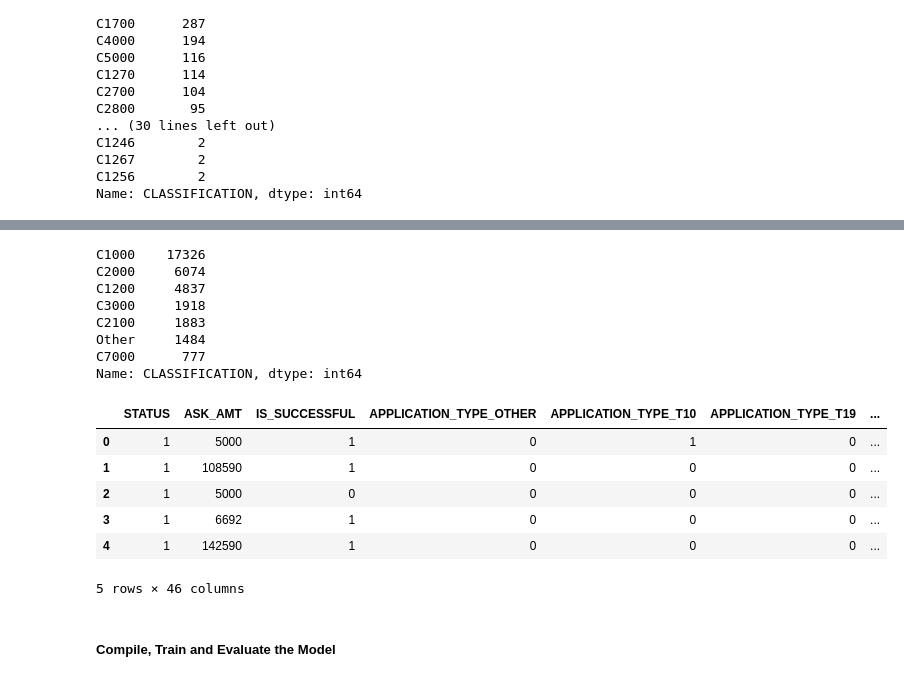
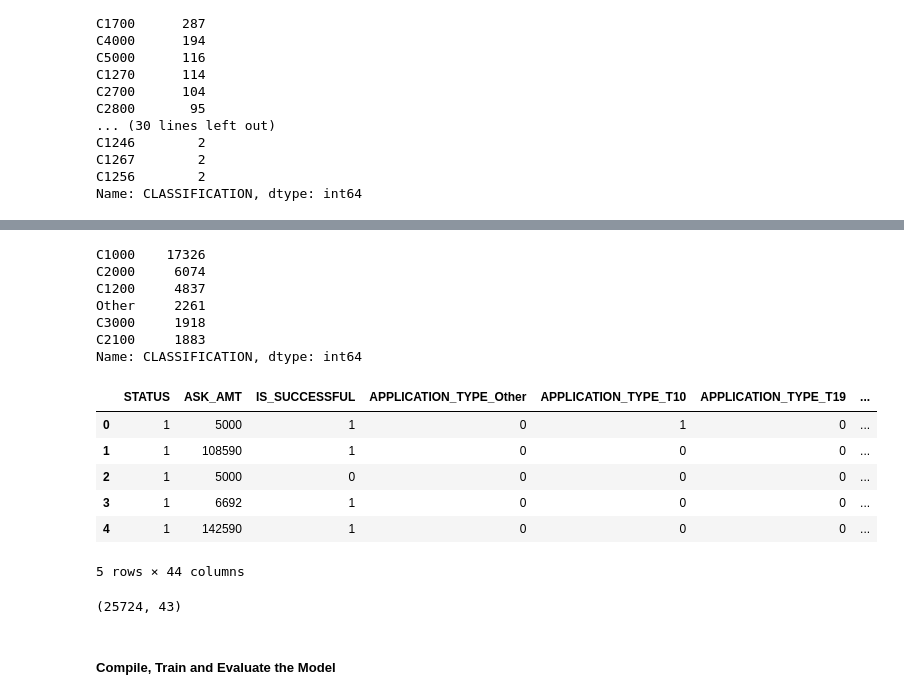
Before and after one commit to vasantap/Charity-funding-predictor, a Jupyter notebook: Instructions/main.ipynb, the cells around one changed output, grey strips where cells are left out. Saved outputs shown, nothing was run; the diff lists cells and outputs as text; code cells hidden in the pictures.

Commit message:
Compile, Train and Evaluate the model complete

```diff
--- a/Instructions/Starter_Code.ipynb
+++ b/Instructions/main.ipynb
@@ -19,8 +19,8 @@ charity_data_df.head()
 | 4 | 10556103 | GENETIC RESEARCH INSTITUTE OF THE... | T3 | Independent | C1000 | Heathcare | Trust | 1 | ... |
 # %%
 # Drop the non-beneficial ID columns, 'EIN' and 'NAME'.
-charity_data_df.drop(['EIN', 'NAME'], axis=1, inplace=True)
-charity_data_df.head()
+charity_data_df.drop(columns=['EIN', 'NAME'], inplace=True)
+charity_data_df
 # %% [output]
 |  | APPLICATION_TYPE | AFFILIATION | CLASSIFICATION | USE_CASE | ORGANIZATION | STATUS | INCOME_AMT | ... |
 | 0 | T10 | Independent | C1000 | ProductDev | Association | 1 | 0 | ... |
@@ -69,11 +76,11 @@ Name: APPLICATION_TYPE, dtype: int64
 # %%
 # Choose a cutoff value and create a list of application types to be replaced
 # use the variable name `application_types_to_replace
-application_types_to_replace = list(application_counts[application_counts<100].index)
+application_types_to_replace = list(application_counts[application_counts<500].index)
 
-# Replace the application types in the dataframe with 'OTHER'
+# Replace the application types in the dataframe with 'Other'
 for application_type in application_types_to_replace:
-    charity_data_df['APPLICATION_TYPE'] = charity_data_df['APPLICATION_TYPE'].replace(application_type, 'OTHER')
+    charity_data_df['APPLICATION_TYPE'] = charity_data_df['APPLICATION_TYPE'].replace(application_type, 'Other')
 
 # Check to make sure binning was successful
 charity_data_df['APPLICATION_TYPE'].value_counts()
@@ -130,11 +157,11 @@ Name: CLASSIFICATION, dtype: int64
 # %%
 # Choose a cutoff value and create a list of classifications to be replaced
 # use the variable name `classifications_to_replace`
-classifications_to_replace = list(classification_counts[classification_counts<500].index)
+classifications_to_replace = list(classification_counts[classification_counts<1000].index)
 
 # Replace in dataframe
-for cls in classifications_to_replace:
-    charity_data_df['CLASSIFICATION'] = charity_data_df['CLASSIFICATION'].replace(cls,"Other")
+for clas in classifications_to_replace:
+    charity_data_df['CLASSIFICATION'] = charity_data_df['CLASSIFICATION'].replace(clas,"Other")
 
 # Check to make sure binning was successful
 charity_data_df['CLASSIFICATION'].value_counts()
@@ -142,22 +169,21 @@ charity_data_df['CLASSIFICATION'].value_counts()
 C1000    17326
 C2000     6074
 C1200     4837
+Other     2261
 C3000     1918
 C2100     1883
-Other     1484
-C7000      777
 Name: CLASSIFICATION, dtype: int64
 # %%
 # Convert categorical data to numeric with `pd.get_dummies`
-charity_dummies = pd.get_dummies(charity_data_df)
-charity_dummies.head()
+charity_dummies_df = pd.get_dummies(charity_data_df)
+charity_dummies_df.head()
 # %% [output]
-|  | STATUS | ASK_AMT | IS_SUCCESSFUL | APPLICATION_TYPE_OTHER | APPLICATION_TYPE_T10 | APPLICATION_TYPE_T19 | ... |
+|  | STATUS | ASK_AMT | IS_SUCCESSFUL | APPLICATION_TYPE_Other | APPLICATION_TYPE_T10 | APPLICATION_TYPE_T19 | ... |
 | 0 | 1 | 5000 | 1 | 0 | 1 | 0 | ... |
 | 1 | 1 | 108590 | 1 | 0 | 0 | 0 | ... |
 | 2 | 1 | 5000 | 0 | 0 | 0 | 0 | ... |
 | 3 | 1 | 6692 | 1 | 0 | 0 | 0 | ... |
 | 4 | 1 | 142590 | 1 | 0 | 0 | 0 | ... |
-5 rows × 46 columns
+5 rows × 44 columns
 # %%
 # Split our preprocessed data into our features and target arrays
@@ -177,5 +203,10 @@ X_scaler = scaler.fit(X_train)
 # Scale the data
 X_train_scaled = X_scaler.transform(X_train)
 X_test_scaled = X_scaler.transform(X_test)
+
+# Get the shape of the scaled data
+X_train_scaled.shape
+# %% [output]
+(25724, 43)
 # %% [markdown]
 ##### Compile, Train and Evaluate the Model
```
Also changed, not shown: parts of 14 cells of this notebook, 1 other file.
